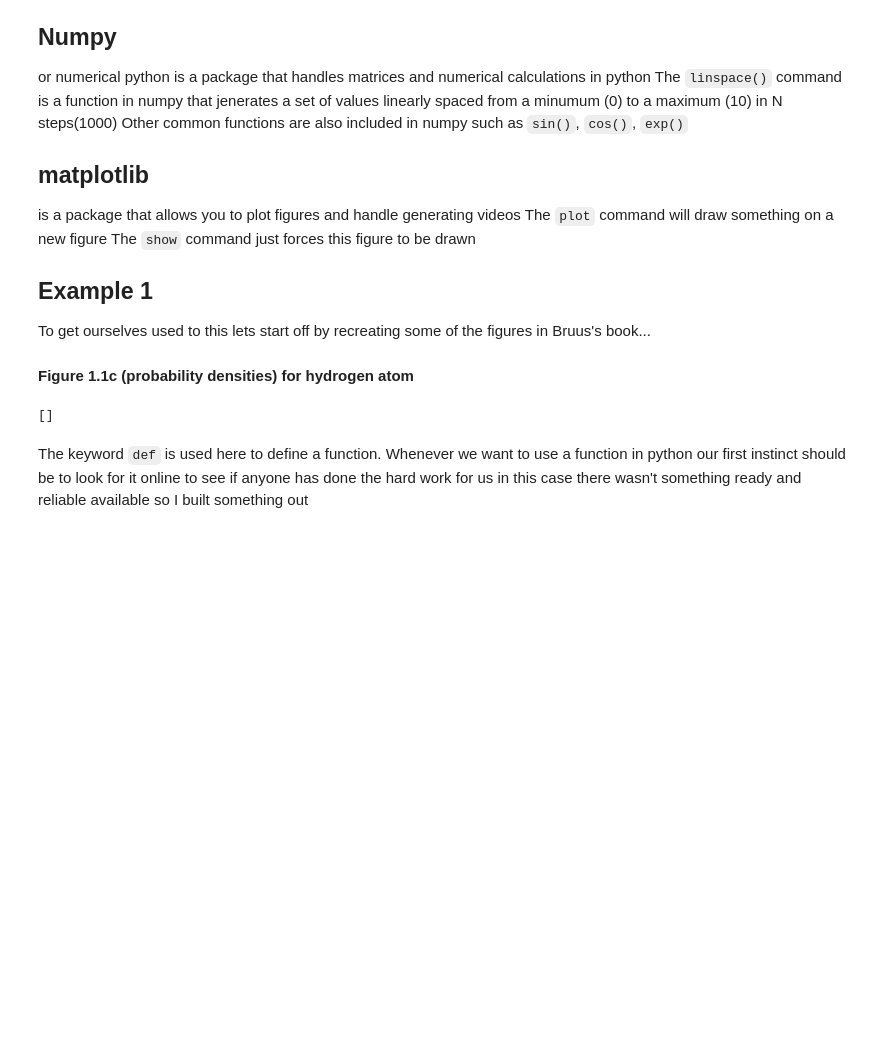
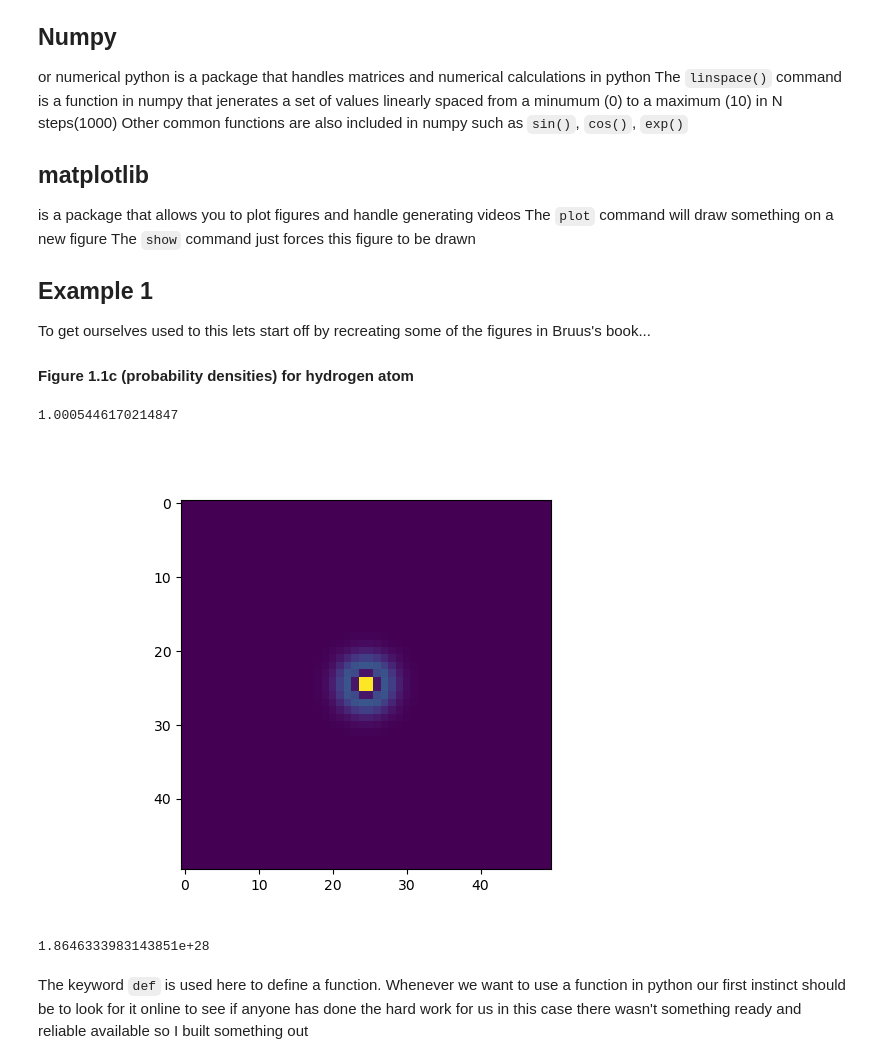
Before and after one commit to MTLphys/ManyBodyTheory, a Jupyter notebook: Class 1 Fundamentals of Python/FirstPrinciples.ipynb, the cells around one changed output. Cells and saved outputs as stored; diff of their text form; code cells hidden in the pictures; blank space fills up the shorter version.

```diff
--- a/Class 1 Fundamentals of Python/FirstPrinciples.ipynb
+++ b/Class 1 Fundamentals of Python/FirstPrinciples.ipynb
@@ -38,23 +38,9 @@ To get ourselves used to this lets start off by
 recreating some of the figures in Bruus's book...
 #### Figure 1.1c (probability densities) for hydrogen atom
 # %%
-a0 = c.value('Bohr radius') # define the Bohr radius
-
-def a(k,l,n):
-    """
-    the recursion formula for the radial colomb equation coefficients
-
-    k: order of term
-    l: azimuthal Quantum number
-    n: energy level
-    return:
-    ak radial coeficient of kth order
-    """
-    ak = a0 #lowest order coeffiecent as bohr radius
-    for beta in range(k):
-        ak *= (beta+l+1-n)/((beta+1)*(k+2*l+2))
-    return  ak
-
+mu = c.m_e*c.m_p/(c.m_e+c.m_p)
+a0 = c.m_e/mu*c.value('Bohr radius') # define the Bohr radius
+print(c.m_e/mu)
 def rho(r,n,Z):
     """
     Reduced radial coordinate
@@ -65,37 +51,31 @@ def rho(r,n,Z):
     rho: reduced radius
     """
     return 2*r*Z/(n*a0)
+f = np.math.factorial
+def nconst(n,l):
+    return np.sqrt((2/(n*a0))**3*f((n-l-1))/(2*n*f(n+l)))
 
-def coulomb_funct(r,n,l,Z):
-    """
-    Radial component of the Hydrogen wave function
-    r: radius
-    n: energy level
-    l: azimuthal quantum number
-    Z: atomic number
-    return
-    R: the radial hydrogen wavefunction
-    """
-
-    #define the radial component of the wavefunction
-    R = 0
-    rh=rho(r,n,Z)
-    for k in range(n-l-1):
-        R += rh**l*a(k,l,n)*rh**k*np.exp(-rh/2)
-    return R
 def psi(r,th,phi,n,l,m,Z):
-    return coulomb_funct(r,n,l,Z)*s.sph_harm(m,l,phi,th)
+    rh= rho(r,n,Z)
+    L = s.eval_genlaguerre
+    #print(np.exp(-rh/2))
+    return nconst(n,l)*np.exp(-rh/2)*rh**l*L(n-l-1,2*l+1,rh)*s.sph_harm(m,l,phi,th)
 def prob(x,y,z,n,l,m,Z):
     r = np.sqrt(x**2+y**2+z**2)
     phi = np.arccos(z/r)
     th= np.sign(y)*np.arccos(x/np.sqrt(x**2+y**2))
     return np.abs(psi(r,th,phi,n,l,m,Z))**2
+# %% [output]
+1.0005446170214847
-# %%
-x = np.linspace(-2e-9,2e-9,30)
-
-plt.plot()
-# %% [output]
-[]
+# %%
+XX,YY  = np.meshgrid(x,y)
+plt.clf()
+plt.imshow(prob(XX,YY,0,2,0,0,1))
+plt.show()
+print(np.max(prob(XX,YY,0,2,0,0,1)))
+# %% [output]
+[figure, added]
+1.8646333983143851e+28
 # %% [markdown]
 The keyword `def` is used here to define a function. Whenever we want to use a function in python our first instinct should be to look for it online to see if anyone has done the hard work for us in this case there wasn't something ready and reliable available so I built something out
 # %%
```
Also changed, not shown: parts of 4 cells of this notebook.
